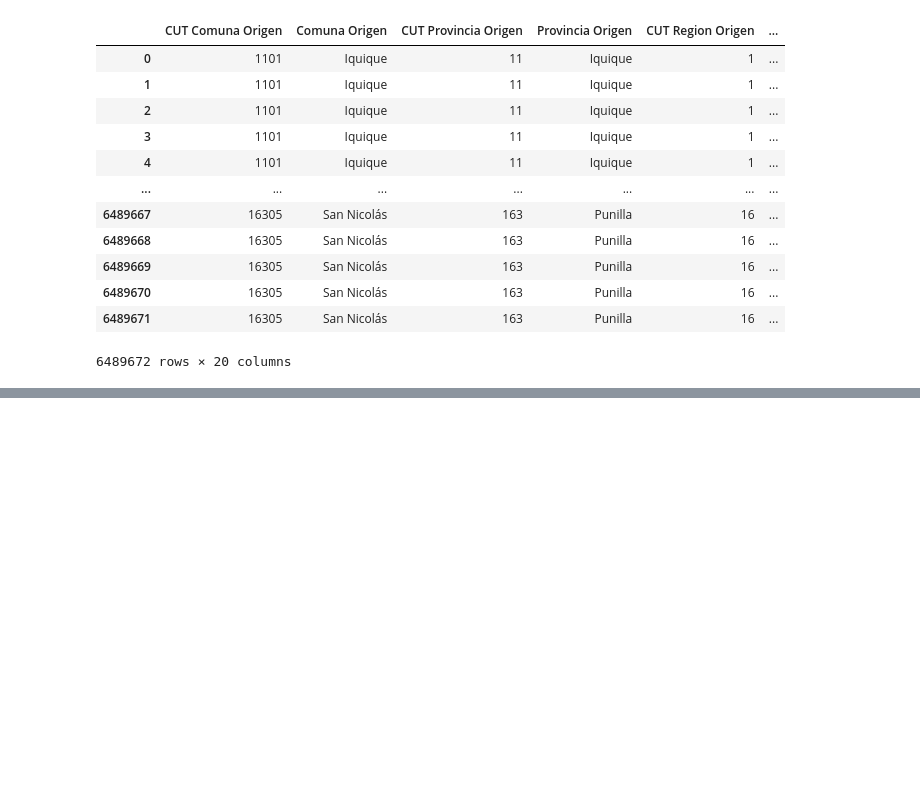
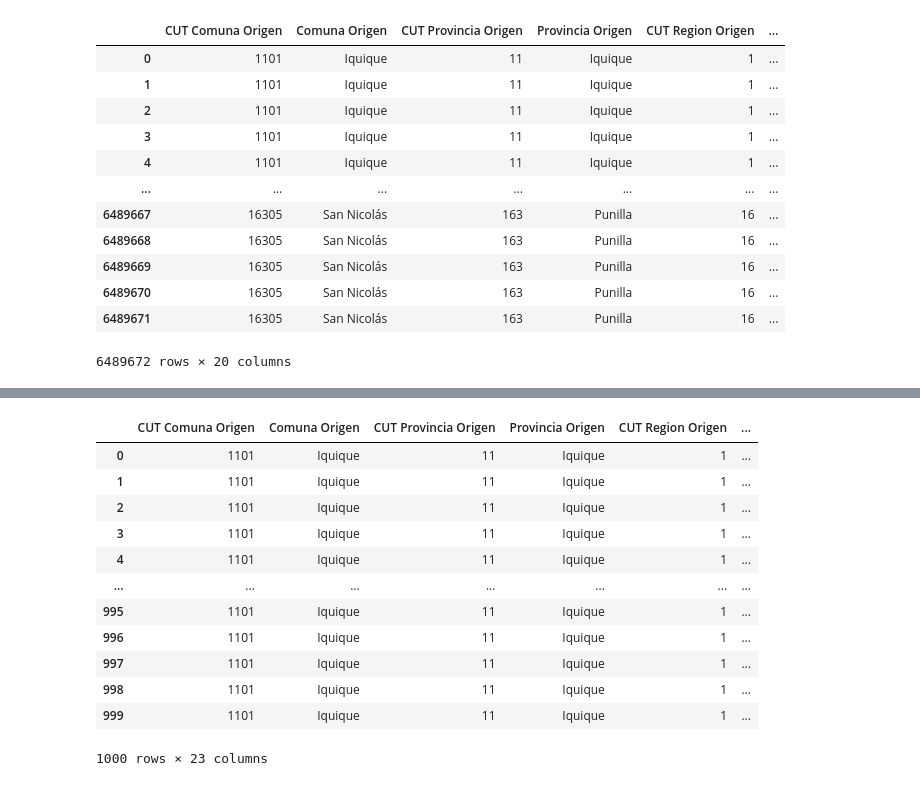
Before and after one commit to bartowen/Tour_Data_Pro, a Jupyter notebook: src/3-ExploracionDataframes.ipynb, the cells around one changed output, grey strips where cells are left out. Cells and saved outputs as stored; diff of their text form; code cells hidden in the pictures; blank space fills up the shorter version.

Commit message:
Exploracion Columnas Viajes Totales por Temporada

```diff
--- a/src/3-ExploracionDataframes.ipynb
+++ b/src/3-ExploracionDataframes.ipynb
@@ -19,0 +40,21 @@ df
+# %%
+# Agrupar los viajes por 'Region Destino' y 'Mes'
+viajes_totales_temporada = df.groupby(['Region Destino', 'Provincia Destino','Comuna Destino', 'Anio','CUT Mes','Mes', 'Temporada'])['Viajes Ocasionales'].sum().reset_index()
+
+# Lista de niveles de agregación para los totales
+niveles_agrupacion = [
+    (['Region Destino', 'Anio', 'Temporada'], 'Total Temporada Region'),
+    (['Provincia Destino', 'Anio', 'Temporada'], 'Total Temporada Provincia'),
+    (['Comuna Destino', 'Anio', 'Temporada'], 'Total Temporada Comuna')
+]
+
+# Iterar sobre los niveles de agrupación y añadir las columnas de totales
+for nivel, nombre_columna in niveles_agrupacion:
+    # Crear un dataframe con el total de viajes por el nivel de agregación
+    total_viajes = viajes_totales_temporada.groupby(nivel)['Viajes Ocasionales'].sum().reset_index()
+    total_viajes.rename(columns={'Viajes Ocasionales': nombre_columna}, inplace=True)
+
+    # Unir este total al dataframe original
+    viajes_totales_temporada = viajes_totales_temporada.merge(total_viajes, on=nivel, how='left')
+
+viajes_totales_temporada.head()
@@ -19,0 +68,27 @@ df
+# %%
+# Eliminar la columna 'Viajes Ocasionales' del dataframe 'viajes_por_mes_region' antes del merge
+viajes_totales_temporada = viajes_totales_temporada.drop(columns=['Viajes Ocasionales'])
+
+
+# Realizar el merge del dataframe 'viajes_por_mes_region' al dataframe original 'df'
+df = df.merge(
+    viajes_totales_temporada,
+    on=['Region Destino', 'Provincia Destino', 'Comuna Destino', 'Anio', 'CUT Mes', 'Mes', 'Temporada'],
+    how='left'
+)
+
+df.head(1000)
+# %% [output]
+|  | CUT Comuna Origen | Comuna Origen | CUT Provincia Origen | Provincia Origen | CUT Region Origen | ... |
+| 0 | 1101 | Iquique | 11 | Iquique | 1 | ... |
+| 1 | 1101 | Iquique | 11 | Iquique | 1 | ... |
+| 2 | 1101 | Iquique | 11 | Iquique | 1 | ... |
+| 3 | 1101 | Iquique | 11 | Iquique | 1 | ... |
+| 4 | 1101 | Iquique | 11 | Iquique | 1 | ... |
+| ... | ... | ... | ... | ... | ... | ... |
+| 995 | 1101 | Iquique | 11 | Iquique | 1 | ... |
+| 996 | 1101 | Iquique | 11 | Iquique | 1 | ... |
+| 997 | 1101 | Iquique | 11 | Iquique | 1 | ... |
+| 998 | 1101 | Iquique | 11 | Iquique | 1 | ... |
+| 999 | 1101 | Iquique | 11 | Iquique | 1 | ... |
+1000 rows × 23 columns
```
Also changed, not shown: parts of 3 cells of this notebook.
